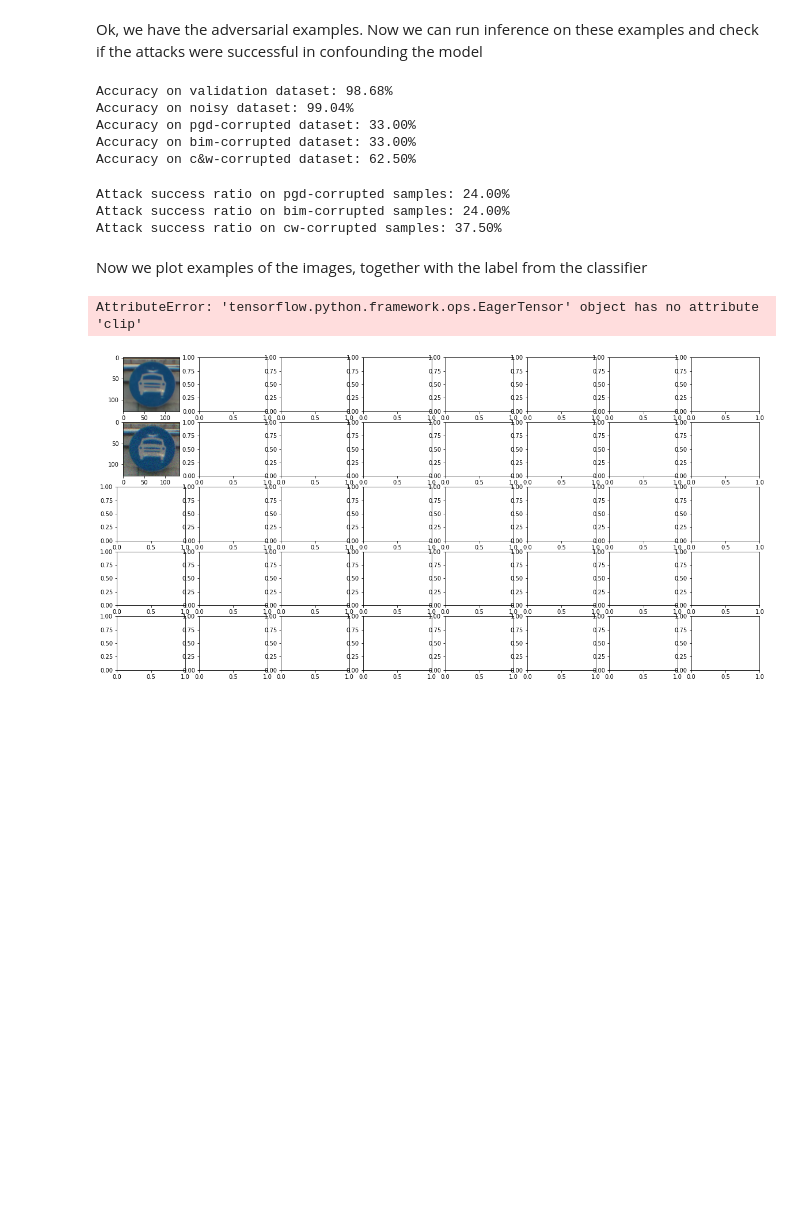
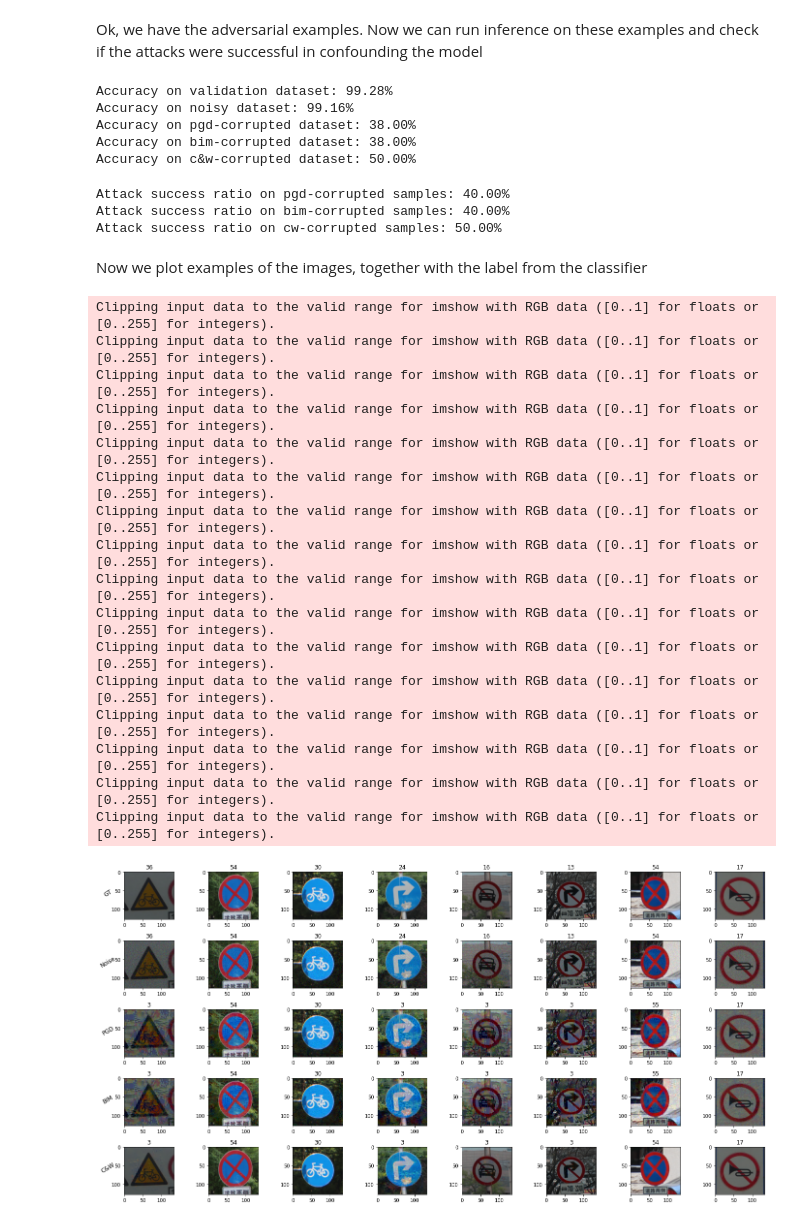
Before and after one commit to Stocastico/AdversarialRobustness, a Jupyter notebook: Part_3/Part_3.1_Stefano.ipynb, the cells around one changed output. Saved outputs shown, nothing was run; the diff lists cells and outputs as text; code cells hidden in the pictures; blank space fills up the shorter version.

```diff
--- a/Part_3/Part_3.1_Stefano.ipynb
+++ b/Part_3/Part_3.1_Stefano.ipynb
@@ -127,7 +127,7 @@ Ok, we are now ready to create the targeted adversarial examples. First, we use
 # %%
 EPSILON = 0.08
 NUM_SAMPLES = 100
-TARGET_CLASS = 19
+TARGET_CLASS = 3
 
 y_target_class = np.full((NUM_SAMPLES,), TARGET_CLASS)
 # %%
@@ -176,11 +176,11 @@ print(f"Accuracy on pgd-corrupted dataset: {acc_pgd * 100:.2f}%")
 print(f"Accuracy on bim-corrupted dataset: {acc_bim * 100:.2f}%")
 print(f"Accuracy on c&w-corrupted dataset: {acc_cw * 100:.2f}%")
 # %% [output]
-Accuracy on validation dataset: 98.68%
-Accuracy on noisy dataset: 99.04%
-Accuracy on pgd-corrupted dataset: 33.00%
-Accuracy on bim-corrupted dataset: 33.00%
-Accuracy on c&w-corrupted dataset: 62.50%
+Accuracy on validation dataset: 99.28%
+Accuracy on noisy dataset: 99.16%
+Accuracy on pgd-corrupted dataset: 38.00%
+Accuracy on bim-corrupted dataset: 38.00%
+Accuracy on c&w-corrupted dataset: 50.00%
 # %%
 attack_success_ratio_pgd = np.sum(np.argmax(pred_pgd, axis=1) == TARGET_CLASS) / NUM_SAMPLES
 attack_success_ratio_bim = np.sum(np.argmax(pred_bim, axis=1) == TARGET_CLASS) / NUM_SAMPLES
@@ -189,36 +189,51 @@ print(f"Attack success ratio on pgd-corrupted samples: {attack_success_ratio_pgd
 print(f"Attack success ratio on bim-corrupted samples: {attack_success_ratio_bim * 100:.2f}%")
 print(f"Attack success ratio on cw-corrupted samples: {attack_success_ratio_cw * 100:.2f}%")
 # %% [output]
-Attack success ratio on pgd-corrupted samples: 24.00%
-Attack success ratio on bim-corrupted samples: 24.00%
-Attack success ratio on cw-corrupted samples: 37.50%
+Attack success ratio on pgd-corrupted samples: 40.00%
+Attack success ratio on bim-corrupted samples: 40.00%
+Attack success ratio on cw-corrupted samples: 50.00%
 # %% [markdown]
 Now we plot examples of the images, together with the label from the classifier
 # %%
 ROWS = 5
 COLS = 8
 fig, axes = plt.subplots(ROWS, COLS, figsize=(20, 10))
 
 row_labels = ['GT', 'Noise', 'PGD', 'BIM', 'C&W']
 
 for k in range(COLS):
     axes[0,k].imshow(valid_X[k])
     axes[1,k].imshow(valid_X_uniform_noise[k].clip(0.0,1.0)) #.clip(0.0,1.0)
-    axes[2,k].imshow(valid_X_pgd[k].clip(0.0,1.0))
-    axes[3,k].imshow(valid_X_bim[k].clip(0.0,1.0))
-    axes[4,k].imshow(valid_X_cw[k].clip(0.0,1.0))
+    axes[2,k].imshow(valid_X_pgd[k])
+    axes[3,k].imshow(valid_X_bim[k])
+    axes[4,k].imshow(valid_X_cw[k])
 
     axes[0,k].set_title(str(pred_base[k].argmax()))
     axes[1,k].set_title(str(pred_noise[k].argmax()))
     axes[2,k].set_title(str(pred_pgd[k].argmax()))
     axes[3,k].set_title(str(pred_bim[k].argmax()))
     axes[4,k].set_title(str(pred_cw[k].argmax()))
 
 for ax, row in zip(axes[:,0], row_labels):
     ax.set_ylabel(row, rotation=30, size='large')
 
 fig.tight_layout()
 plt.show()
 # %% [output]
-AttributeError: 'tensorflow.python.framework.ops.EagerTensor' object has no attribute 'clip'
+Clipping input data to the valid range for imshow with RGB data ([0..1] for floats or [0..255] for integers).
+Clipping input data to the valid range for imshow with RGB data ([0..1] for floats or [0..255] for integers).
+Clipping input data to the valid range for imshow with RGB data ([0..1] for floats or [0..255] for integers).
+Clipping input data to the valid range for imshow with RGB data ([0..1] for floats or [0..255] for integers).
+Clipping input data to the valid range for imshow with RGB data ([0..1] for floats or [0..255] for integers).
+Clipping input data to the valid range for imshow with RGB data ([0..1] for floats or [0..255] for integers).
+Clipping input data to the valid range for imshow with RGB data ([0..1] for floats or [0..255] for integers).
+Clipping input data to the valid range for imshow with RGB data ([0..1] for floats or [0..255] for integers).
+Clipping input data to the valid range for imshow with RGB data ([0..1] for floats or [0..255] for integers).
+Clipping input data to the valid range for imshow with RGB data ([0..1] for floats or [0..255] for integers).
+Clipping input data to the valid range for imshow with RGB data ([0..1] for floats or [0..255] for integers).
+Clipping input data to the valid range for imshow with RGB data ([0..1] for floats or [0..255] for integers).
+Clipping input data to the valid range for imshow with RGB data ([0..1] for floats or [0..255] for integers).
+Clipping input data to the valid range for imshow with RGB data ([0..1] for floats or [0..255] for integers).
+Clipping input data to the valid range for imshow with RGB data ([0..1] for floats or [0..255] for integers).
+Clipping input data to the valid range for imshow with RGB data ([0..1] for floats or [0..255] for integers).
-[figure, old version]
+[figure, new version]
```
Also changed, not shown: parts of 3 cells of this notebook, 2 other files.
